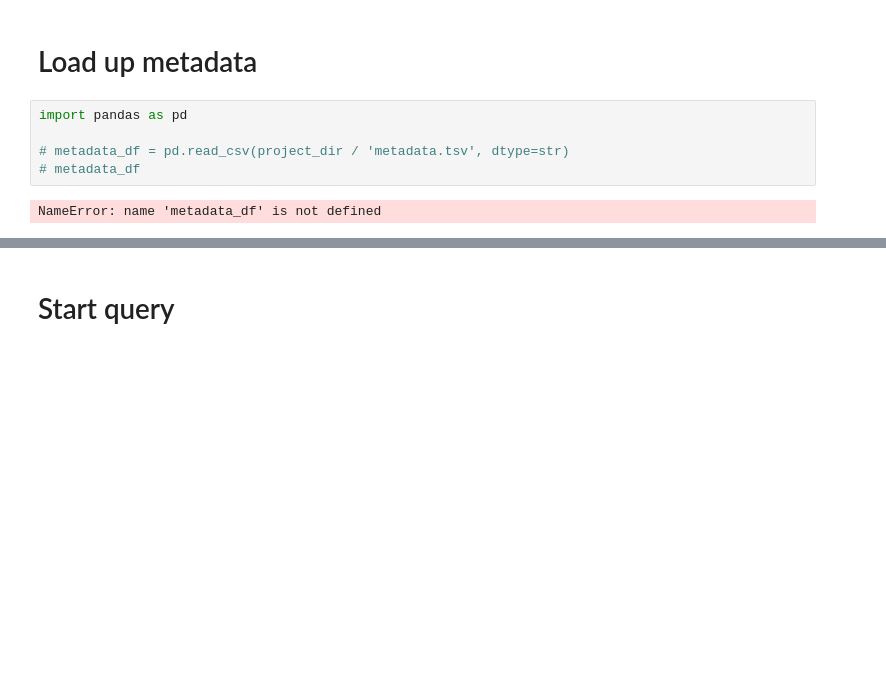
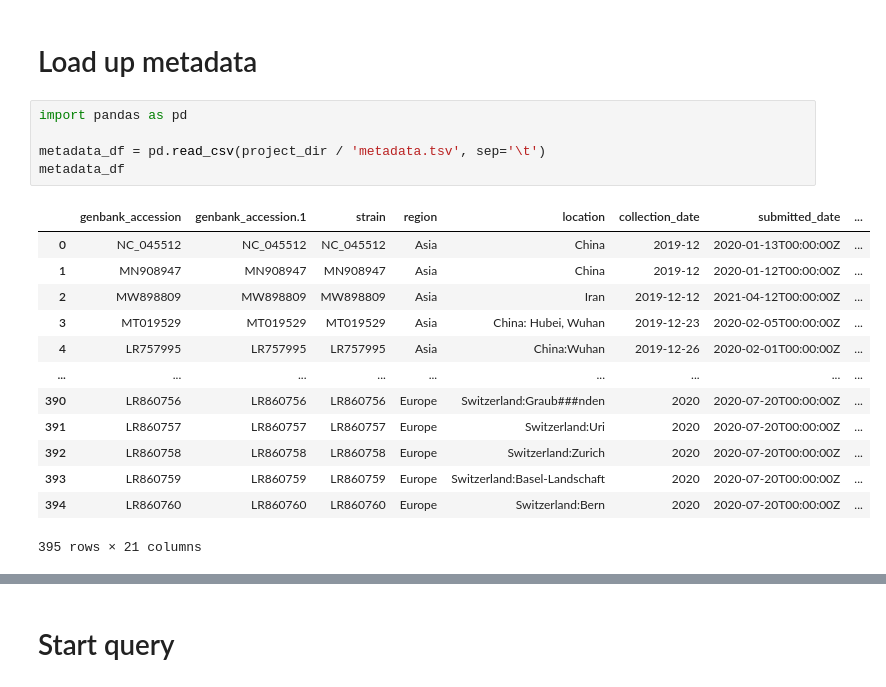
Before and after one commit to apetkau/gdi-evaluation, a Jupyter notebook: data/sars-cov-2-genbank/5-gdi-query.ipynb, the cells around one changed output, grey strips where cells are left out. Cells and saved outputs as stored; diff of their text form; blank space fills up the shorter version.

```diff
--- a/data/sars-cov-2-genbank/5-gdi-query.ipynb
+++ b/data/sars-cov-2-genbank/5-gdi-query.ipynb
@@ -18,7 +18,19 @@ db
 # %%
 import pandas as pd
 
-# metadata_df = pd.read_csv(project_dir / 'metadata.tsv', dtype=str)
-# metadata_df
+metadata_df = pd.read_csv(project_dir / 'metadata.tsv', sep='\t')
+metadata_df
 # %% [output]
+|  | genbank_accession | genbank_accession.1 | strain | region | location | collection_date | submitted_date | ... |
+| 0 | NC_045512 | NC_045512 | NC_045512 | Asia | China | 2019-12 | 2020-01-13T00:00:00Z | ... |
+| 1 | MN908947 | MN908947 | MN908947 | Asia | China | 2019-12 | 2020-01-12T00:00:00Z | ... |
+| 2 | MW898809 | MW898809 | MW898809 | Asia | Iran | 2019-12-12 | 2021-04-12T00:00:00Z | ... |
+| 3 | MT019529 | MT019529 | MT019529 | Asia | China: Hubei, Wuhan | 2019-12-23 | 2020-02-05T00:00:00Z | ... |
+| 4 | LR757995 | LR757995 | LR757995 | Asia | China:Wuhan | 2019-12-26 | 2020-02-01T00:00:00Z | ... |
+| ... | ... | ... | ... | ... | ... | ... | ... | ... |
+| 390 | LR860756 | LR860756 | LR860756 | Europe | Switzerland:Graub###nden | 2020 | 2020-07-20T00:00:00Z | ... |
+| 391 | LR860757 | LR860757 | LR860757 | Europe | Switzerland:Uri | 2020 | 2020-07-20T00:00:00Z | ... |
+| 392 | LR860758 | LR860758 | LR860758 | Europe | Switzerland:Zurich | 2020 | 2020-07-20T00:00:00Z | ... |
+| 393 | LR860759 | LR860759 | LR860759 | Europe | Switzerland:Basel-Landschaft | 2020 | 2020-07-20T00:00:00Z | ... |
+| 394 | LR860760 | LR860760 | LR860760 | Europe | Switzerland:Bern | 2020 | 2020-07-20T00:00:00Z | ... |
-NameError: name 'metadata_df' is not defined
+395 rows × 21 columns
```
Also changed, not shown: parts of 11 cells of this notebook.
